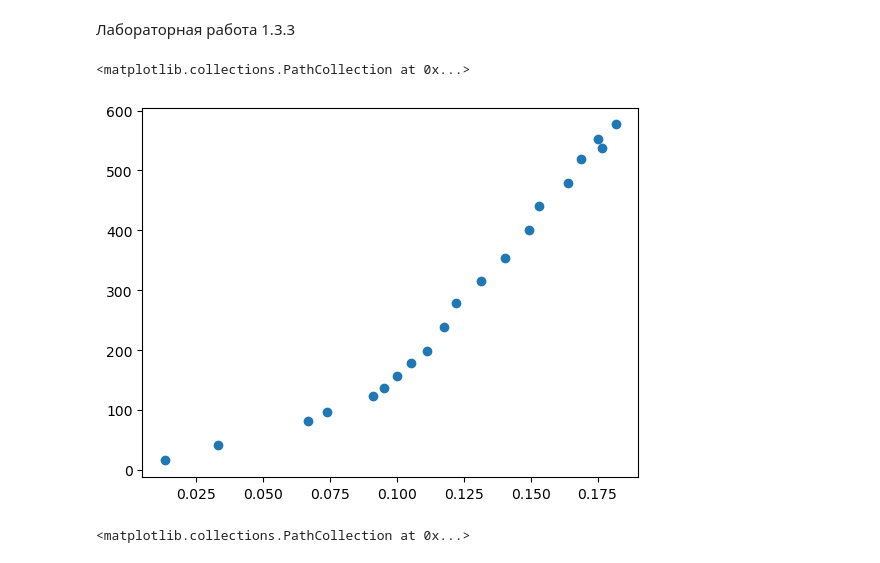
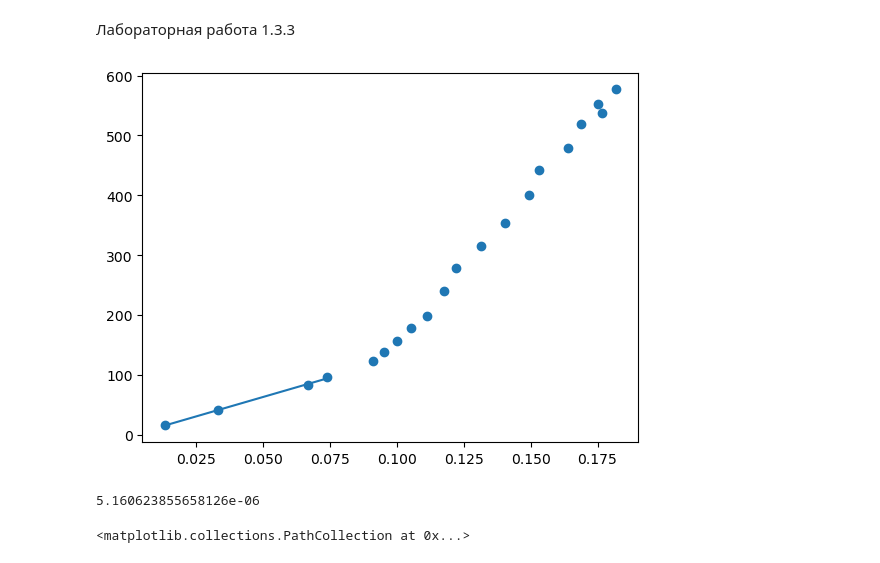
Before and after one commit to VladimirPavlyuk/Physics_labs, a Jupyter notebook: 2-nd semester/Lab_1.3.3.ipynb, the cells around one changed output. Cells and saved outputs as stored; diff of their text form; code cells hidden in the pictures.

```diff
--- a/2-nd semester/Lab_1.3.3.ipynb
+++ b/2-nd semester/Lab_1.3.3.ipynb
@@ -21,31 +22,55 @@ sigma_V = 0.01
 # %%
 # Зависимость разности давленийа от расхода,  эксперимент на трубе 1 с d_1 = 4.1 +- 0.5 mm
 
 # Разность давлений
 n_1 = np.array([8, 21, 42, 49, 63, 70, 80, 91, 101, 122, 142, 161, 180, 204, 225, 244, 265, 274, 282, 294])
 delta_p_1 = n_1 * n_p
 
 # Расход
 V_1 = np.array([1, 1, 1, 2, 2, 2, 2, 2, 2, 2, 2, 2, 2, 2, 2, 2, 2, 2, 2, 2])  # Литры
 t_1 = np.array([75, 30, 15, 27, 22, 21, 20, 19, 18, 17, 16.37, 15.22, 14.25, 13.40, 13.06, 12.19,
                     11.85, 11.32, 11.41, 11.00])
 Q_1 = V_1 / t_1
 
 epsilon_V_1 = sigma_V / V_1
 epsilon_t_1 = sigma_t / t_1
 epsilon_Q_1 = []
 
 for i in range(len(V_1)):
     epsilon_Q_1.append(sqrt(epsilon_V_1[i] ** 2 + epsilon_t_1[i] ** 2))
 
 epsilon_Q_1_np = np.array(epsilon_Q_1)
 
 sigma_Q = epsilon_Q_1_np * Q_1
 
 plt.scatter(Q_1, delta_p_1)
+
+Q_1_laminar = Q_1[0:4]        # x
+P_1_laminar = delta_p_1[0:4]  # y
+
+k_1 = (np.mean(Q_1_laminar * P_1_laminar) - np.mean(Q_1_laminar) *
+       np.mean(P_1_laminar)) / (np.mean(Q_1_laminar ** 2) - np.mean(Q_1_laminar) ** 2)
+b_1 = np.mean(P_1_laminar) - k_1 * np.mean(Q_1_laminar)
+
+sigma_k_1 = sqrt(((np.mean(P_1_laminar ** 2) - np.mean(P_1_laminar) **
+                  2) / (np.mean(Q_1_laminar ** 2) - np.mean(Q_1_laminar) ** 2)) -
+                 k_1) / sqrt(len(P_1_laminar))
+
+sigma_b_1 = b_1 * sqrt((np.mean(Q_1_laminar ** 2) - np.mean(Q_1_laminar) ** 2))
+
+plt.plot(Q_1_laminar, k_1 * Q_1_laminar + b_1)
+
+Q_1_laminar_real = Q_1[0:4] * 1e-3
+
+k_1_real = k_1 * 1e3
+
+n_1 = k_1_real * ((0.5 * d[1]) ** 4) * pi / 8 / 0.5
 # %% [output]
-<matplotlib.collections.PathCollection at 0x...>
-[figure, old version]
+[figure, new version]
+# %%
+print(n_1)
+# %% [output]
+5.160623855658126e-06
 # %%
 # Распределение давлений по трубе
 l_2 = np.array([10.5, 30, 40, 50]) * 1e-2
```
Also changed, not shown: parts of 5 cells of this notebook.
